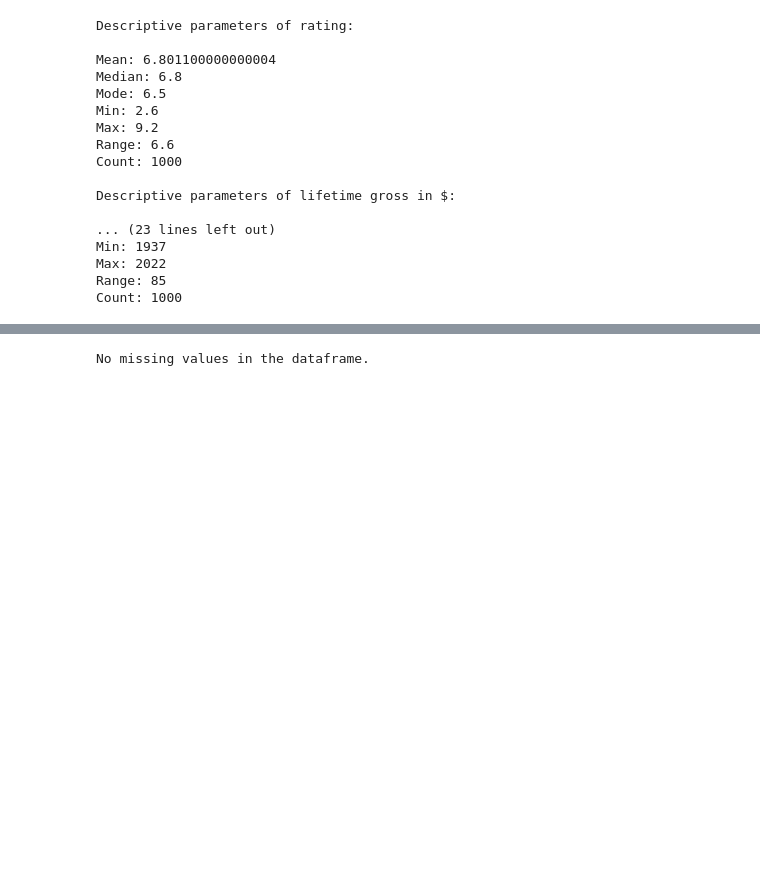
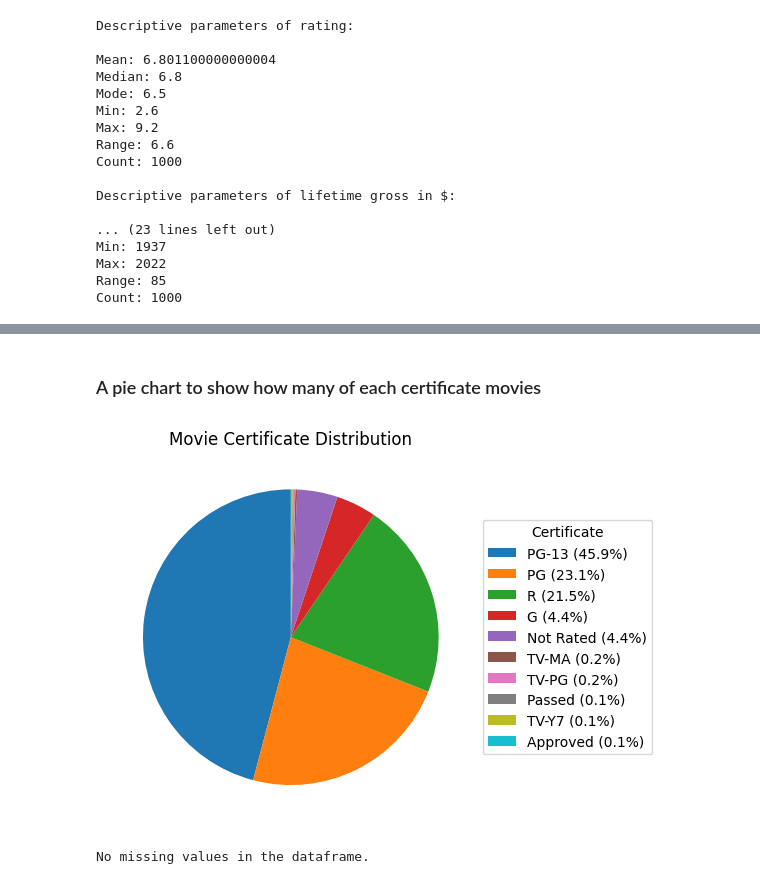
Before and after one commit to FrederikBA/DataScienceExam, a Jupyter notebook: notebooks/data_preparation.ipynb, the cells around one changed output, grey strips where cells are left out. Cells and saved outputs as stored; diff of their text form; code cells hidden in the pictures; blank space fills up the shorter version.

```diff
--- a/notebooks/data_preparation.ipynb
+++ b/notebooks/data_preparation.ipynb
@@ -112,3 +135,24 @@ Count: 1000
+# %% [markdown]
+### A pie chart to show how many of each certificate movies
+# %%
+# count the number of movies in each certificate category
+certificate_counts = df['certificate'].value_counts()
+
+# calculate the percentage of movies in each certificate category
+certificate_percentages = certificate_counts / certificate_counts.sum() * 100
+
+# create a pie chart with a legend
+fig, ax = plt.subplots()
+ax.pie(certificate_counts, labels=None, autopct='', startangle=90)
+ax.set_title('Movie Certificate Distribution')
+
+# add the percentage to the legend
+legend_labels = [f"{label} ({percentage:.1f}%)" for label, percentage in zip(certificate_counts.index, certificate_percentages)]
+ax.legend(legend_labels, title="Certificate", loc="center left", bbox_to_anchor=(1, 0.5))
+
+plt.show()
+# %% [output]
+[figure, added]
 # %%
 # Exploring the missing values values in the dataset.
 
```
Also changed, not shown: parts of 9 cells of this notebook.
